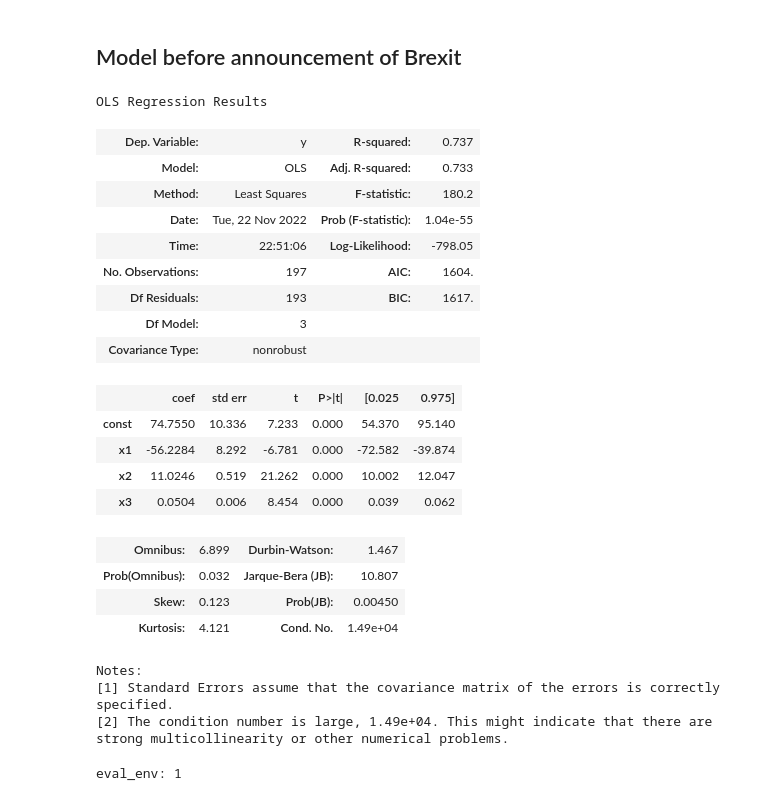
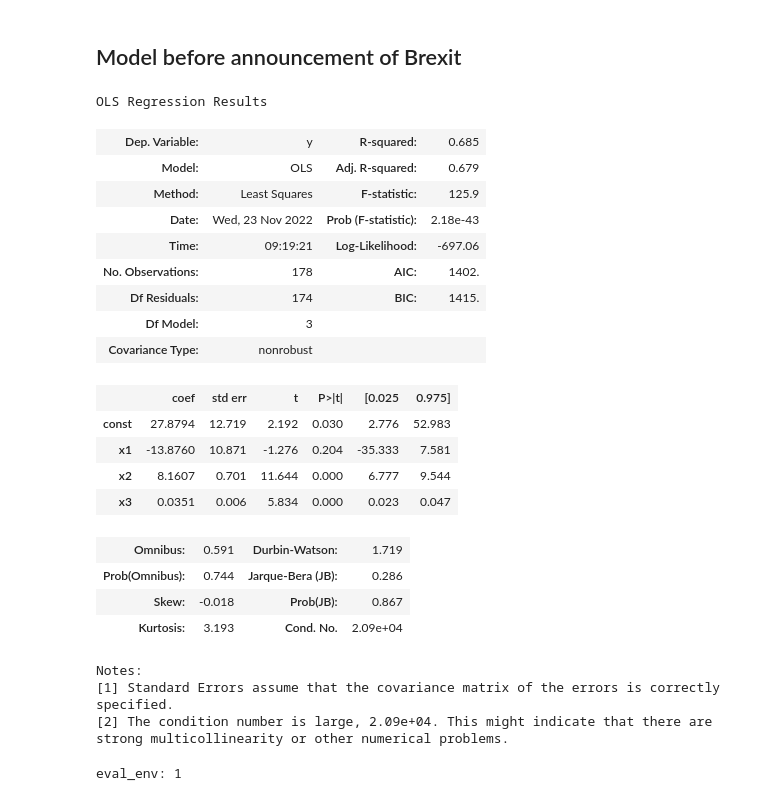
Before and after one commit to victoriawong1123/data_science_project, a Jupyter notebook: notebooks/quarterly_model.ipynb, the cells around one changed output. Drawn from its saved outputs; the diff is of its cells as text; code cells hidden in the pictures.

```diff
--- a/notebooks/quarterly_model.ipynb
+++ b/notebooks/quarterly_model.ipynb
@@ -97,7 +97,9 @@ gdp_quarter['SMI'] = res['SMI']
 x_index = ['EXUSUK', 'Interest_Rate', 'SMI']
 y_index = ['vol']
 
-data = var_monthly
+start_from = '2001-08'
+data = var_monthly[var_monthly.Date >= start_from]
+data.reset_index(inplace=True, drop=True)
 sep = '2016-6'
 data_before = data[data.Date < sep]
 data_after = data[data.Date > sep]
@@ -191,32 +205,31 @@ plt.hist([error_test_model_before.reshape(-1), error_test_model_after.reshape(-1
 # %%
 """Summary of model based on historical data before 2016"""
 multi_model_before = sm.OLS(Y_train, X_train).fit()
-X_train
 multi_model_before.summary()
 # """[X1:'EXUSUK', X2:'Interest_Rate', X3:'SMI', X4:'UK_GDP']"""
 # %% [output]
 OLS Regression Results
-| Dep. Variable: | y | R-squared: | 0.737 |
-| Model: | OLS | Adj. R-squared: | 0.733 |
-| Method: | Least Squares | F-statistic: | 180.2 |
-| Date: | Tue, 22 Nov 2022 | Prob (F-statistic): | 1.04e-55 |
-| Time: | 22:51:06 | Log-Likelihood: | -798.05 |
-| No. Observations: | 197 | AIC: | 1604. |
-| Df Residuals: | 193 | BIC: | 1617. |
+| Dep. Variable: | y | R-squared: | 0.685 |
+| Model: | OLS | Adj. R-squared: | 0.679 |
+| Method: | Least Squares | F-statistic: | 125.9 |
+| Date: | Wed, 23 Nov 2022 | Prob (F-statistic): | 2.18e-43 |
+| Time: | 09:19:21 | Log-Likelihood: | -697.06 |
+| No. Observations: | 178 | AIC: | 1402. |
+| Df Residuals: | 174 | BIC: | 1415. |
 | Df Model: | 3 |  |  |
 | Covariance Type: | nonrobust |  |  |
 |  | coef | std err | t | P>|t| | [0.025 | 0.975] |
-| const | 74.7550 | 10.336 | 7.233 | 0.000 | 54.370 | 95.140 |
-| x1 | -56.2284 | 8.292 | -6.781 | 0.000 | -72.582 | -39.874 |
-| x2 | 11.0246 | 0.519 | 21.262 | 0.000 | 10.002 | 12.047 |
-| x3 | 0.0504 | 0.006 | 8.454 | 0.000 | 0.039 | 0.062 |
+| const | 27.8794 | 12.719 | 2.192 | 0.030 | 2.776 | 52.983 |
+| x1 | -13.8760 | 10.871 | -1.276 | 0.204 | -35.333 | 7.581 |
+| x2 | 8.1607 | 0.701 | 11.644 | 0.000 | 6.777 | 9.544 |
+| x3 | 0.0351 | 0.006 | 5.834 | 0.000 | 0.023 | 0.047 |
-| Omnibus: | 6.899 | Durbin-Watson: | 1.467 |
-| Prob(Omnibus): | 0.032 | Jarque-Bera (JB): | 10.807 |
-| Skew: | 0.123 | Prob(JB): | 0.00450 |
-| Kurtosis: | 4.121 | Cond. No. | 1.49e+04 |
+| Omnibus: | 0.591 | Durbin-Watson: | 1.719 |
+| Prob(Omnibus): | 0.744 | Jarque-Bera (JB): | 0.286 |
+| Skew: | -0.018 | Prob(JB): | 0.867 |
+| Kurtosis: | 3.193 | Cond. No. | 2.09e+04 |
 Notes:
 [1] Standard Errors assume that the covariance matrix of the errors is correctly specified.
-[2] The condition number is large, 1.49e+04. This might indicate that there are
+[2] The condition number is large, 2.09e+04. This might indicate that there are
 strong multicollinearity or other numerical problems.
 # %%
 fig_before1 = sm.graphics.plot_regress_exog(multi_model_before, 1)
```
Also changed, not shown: parts of 6 cells of this notebook.
